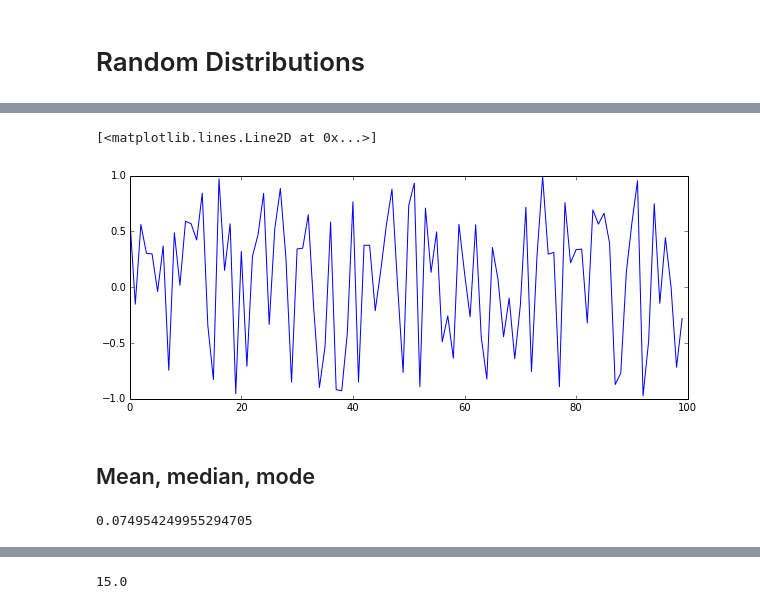
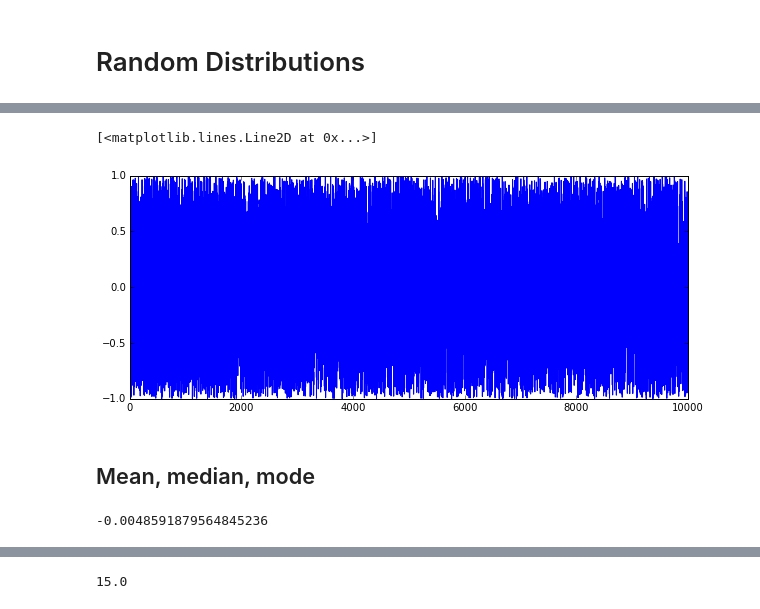
Before and after one commit to mantaraya36/201A-ipython, a Jupyter notebook: Random Distributions.ipynb, the cells around one changed output, grey strips where cells are left out. Drawn from its saved outputs; the diff is of its cells as text; code cells hidden in the pictures.

```diff
--- a/Random Distributions.ipynb
+++ b/Random Distributions.ipynb
@@ -29,15 +31,15 @@ plot(sig)
 # %%
-sig = (random.random(100)*2) - 1
+sig = (random.random(10000)*2) - 1
 plot(sig)
 # %% [output]
 [<matplotlib.lines.Line2D at 0x...>]
-[figure, old version]
+[figure, new version]
 # %% [markdown]
 ## Mean, median, mode
 # %%
 mean(sig)
 # %% [output]
-0.074954249955294705
+-0.0048591879564845236
 # %%
 random.random(10000).mean()
 # %% [output]
```
Also changed, not shown: parts of 48 cells of this notebook, 3 other files.
